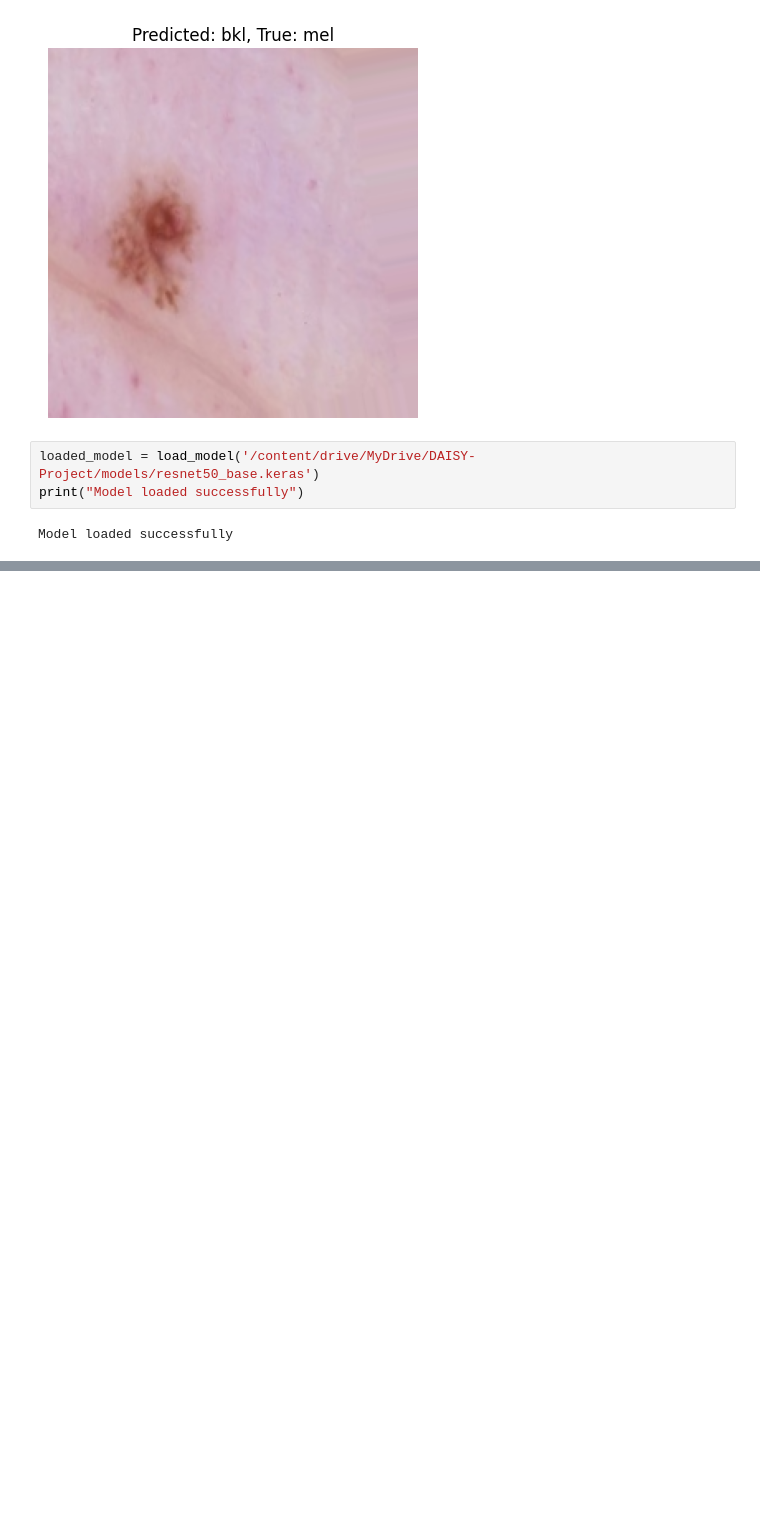
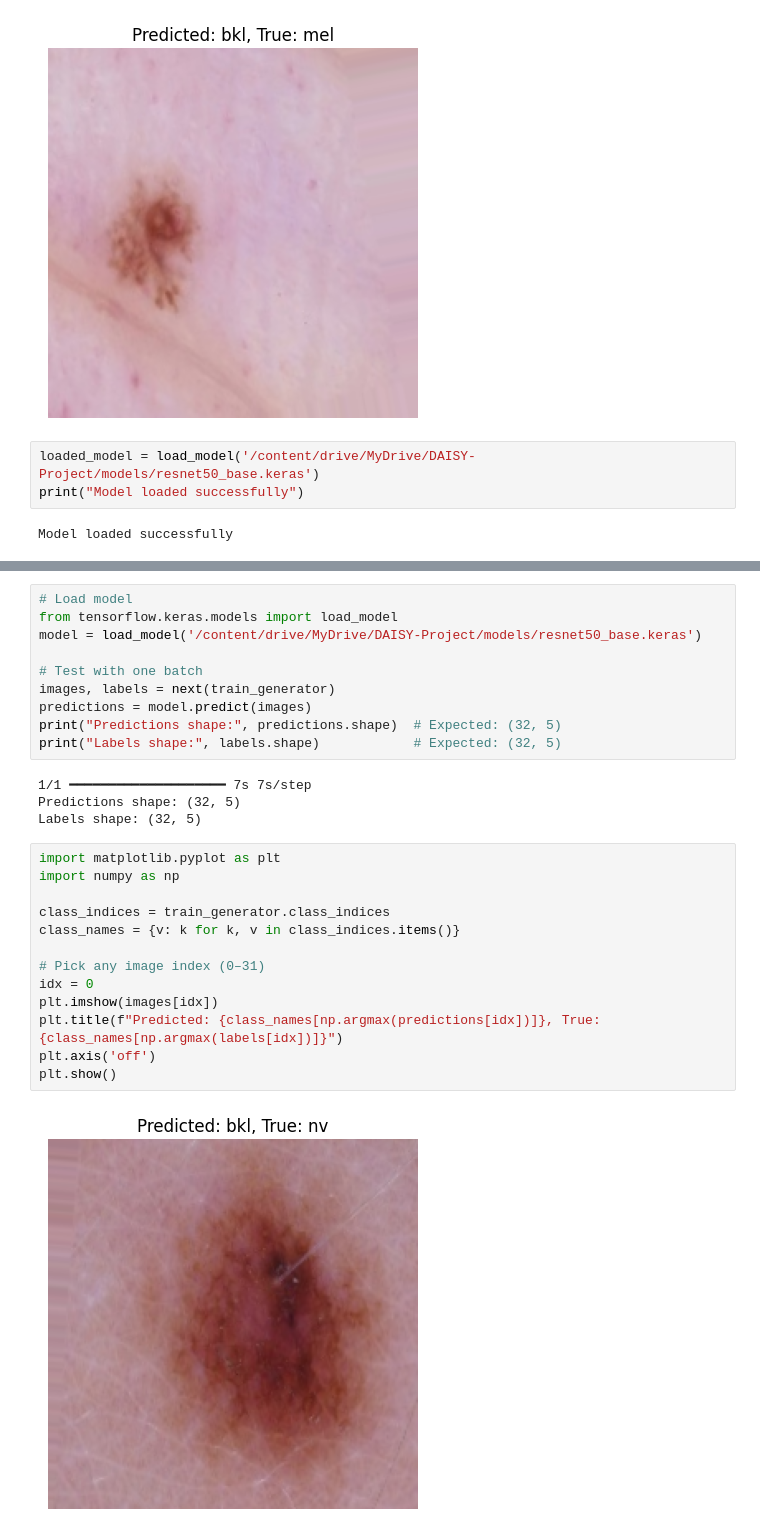
Before and after one commit to dmishra32/DAISY, a Jupyter notebook: notebooks/model_design.ipynb, the cells around one changed output, grey strips where cells are left out. Saved outputs shown, nothing was run; the diff lists cells and outputs as text; blank space fills up the shorter version.

Commit message:
Completed Step 4: Setup training pipeline with callbacks and data generators

```diff
--- a/notebooks/model_design.ipynb
+++ b/notebooks/model_design.ipynb
@@ -163,0 +244,29 @@ Model loaded successfully
+# %%
+# Load model
+from tensorflow.keras.models import load_model
+model = load_model('/content/drive/MyDrive/DAISY-Project/models/resnet50_base.keras')
+
+# Test with one batch
+images, labels = next(train_generator)
+predictions = model.predict(images)
+print("Predictions shape:", predictions.shape)  # Expected: (32, 5)
+print("Labels shape:", labels.shape)            # Expected: (32, 5)
+# %% [output]
+1/1 ━━━━━━━━━━━━━━━━━━━━ 7s 7s/step
+Predictions shape: (32, 5)
+Labels shape: (32, 5)
+# %%
+import matplotlib.pyplot as plt
+import numpy as np
+
+class_indices = train_generator.class_indices
+class_names = {v: k for k, v in class_indices.items()}
+
+# Pick any image index (0–31)
+idx = 0
+plt.imshow(images[idx])
+plt.title(f"Predicted: {class_names[np.argmax(predictions[idx])]}, True: {class_names[np.argmax(labels[idx])]}")
+plt.axis('off')
+plt.show()
+# %% [output]
+[figure, added]
```
Also changed, not shown: parts of 4 cells of this notebook.
